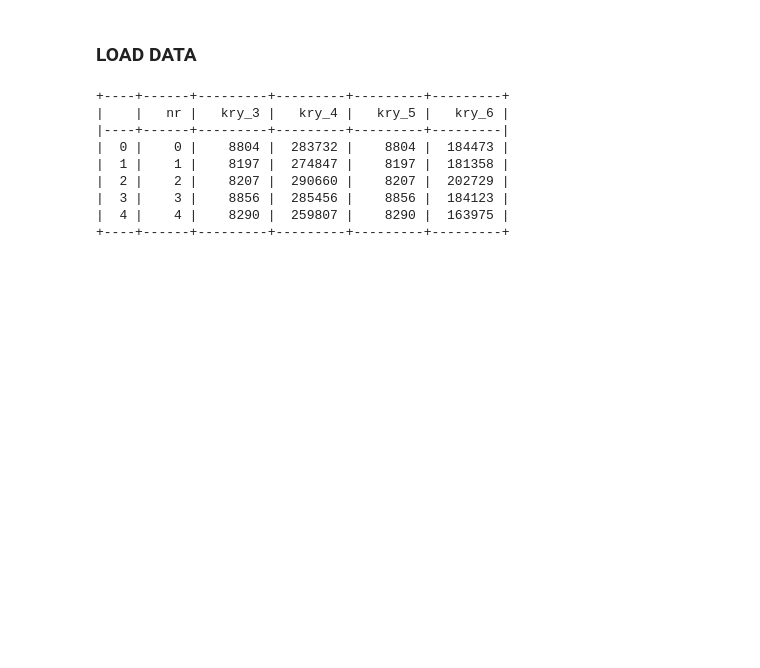
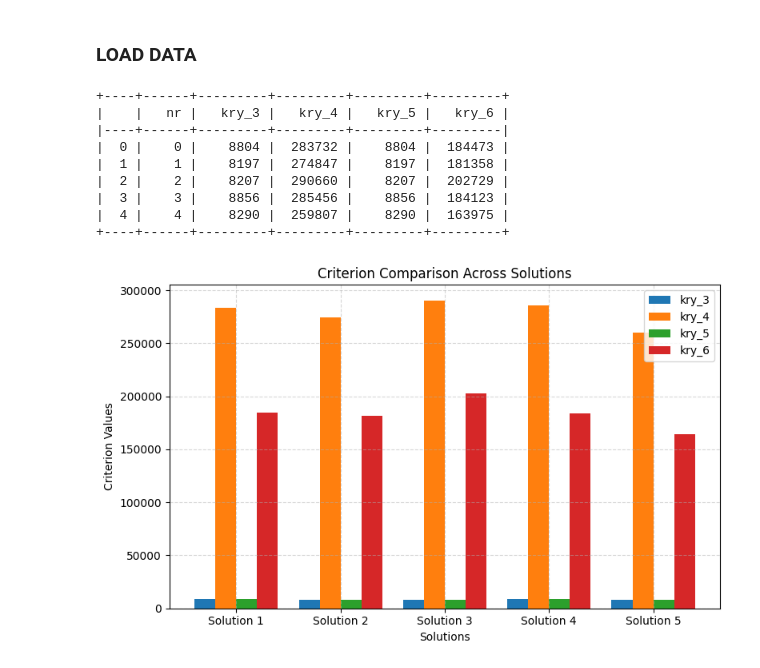
Before and after one commit to CenturionTheMan/OptimizationLabs, a Jupyter notebook: lab7/zad3.ipynb, the cells around one changed output. Saved outputs shown, nothing was run; the diff lists cells and outputs as text; code cells hidden in the pictures; blank space fills up the shorter version.

```diff
--- a/lab7/zad3.ipynb
+++ b/lab7/zad3.ipynb
@@ -186,3 +186,31 @@ print(tabulate(df, headers='keys', tablefmt='psql'))
 |  3 |    3 |    8856 |  285456 |    8856 |  184123 |
 |  4 |    4 |    8290 |  259807 |    8290 |  163975 |
 +----+------+---------+---------+---------+---------+
+# %%
+criteria_cols = ['kry_3', 'kry_4', 'kry_5', 'kry_6']
+data = df[criteria_cols].values
+
+num_solutions = data.shape[0]
+num_criteria = data.shape[1]
+x = np.arange(num_solutions)  # [0, 1, 2] for 3 solutions
+bar_width = 0.2
+
+fig, ax = plt.subplots(figsize=(8, 5))
+
+# Plot each criterion as a group of bars
+for i in range(num_criteria):
+    ax.bar(x + i * bar_width, data[:, i], width=bar_width, label=criteria_cols[i])
+
+# Set axis labels and ticks
+ax.set_xlabel('Solutions')
+ax.set_ylabel('Criterion Values')
+ax.set_title('Criterion Comparison Across Solutions')
+ax.set_xticks(x + bar_width * (num_criteria - 1) / 2)
+ax.set_xticklabels([f'Solution {i+1}' for i in range(num_solutions)])
+ax.legend()
+ax.grid(True, linestyle='--', alpha=0.5)
+
+plt.tight_layout()
+plt.show()
+# %% [output]
+[figure, added]
```
Also changed, not shown: parts of 2 cells of this notebook, 1 other file.
